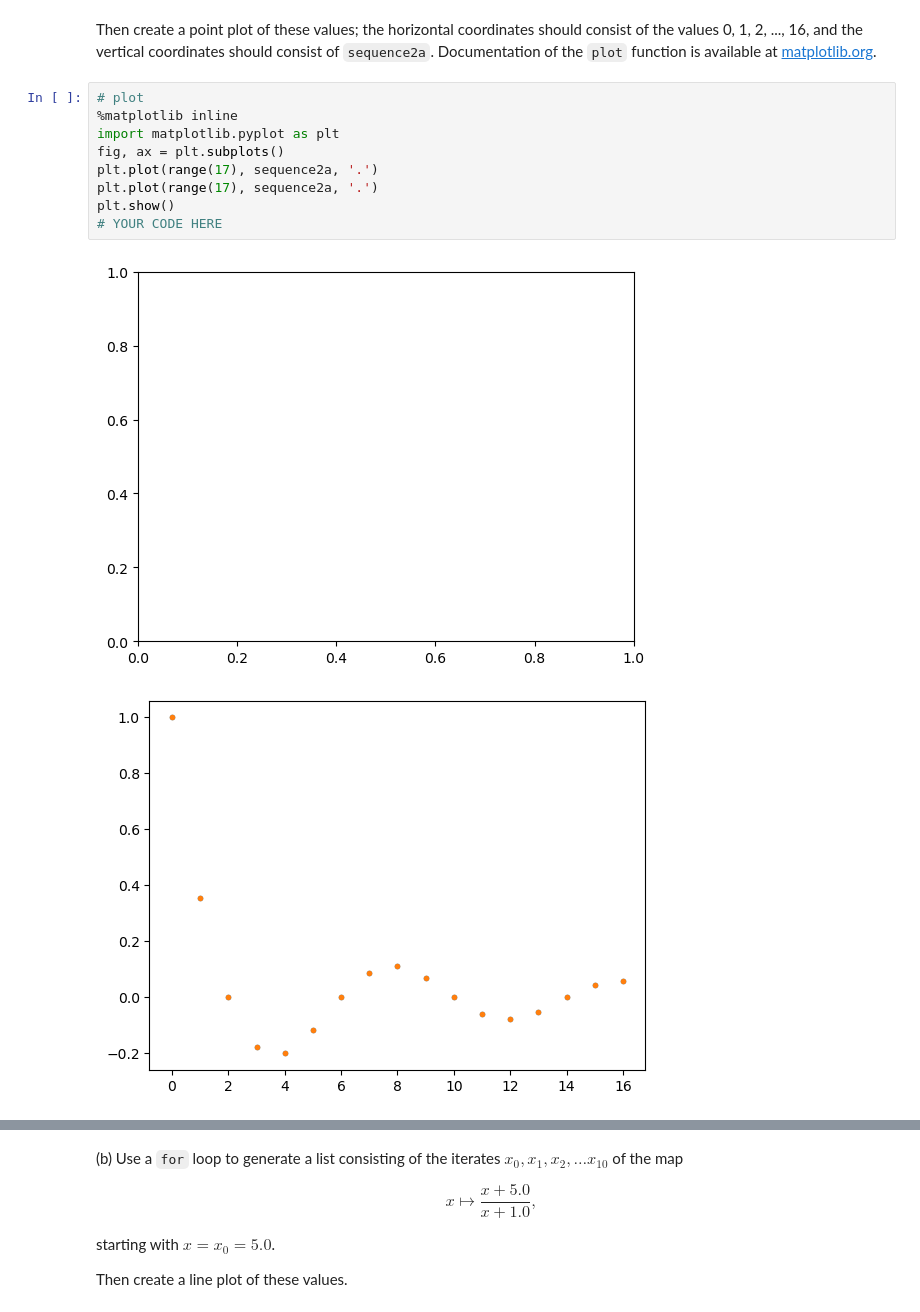
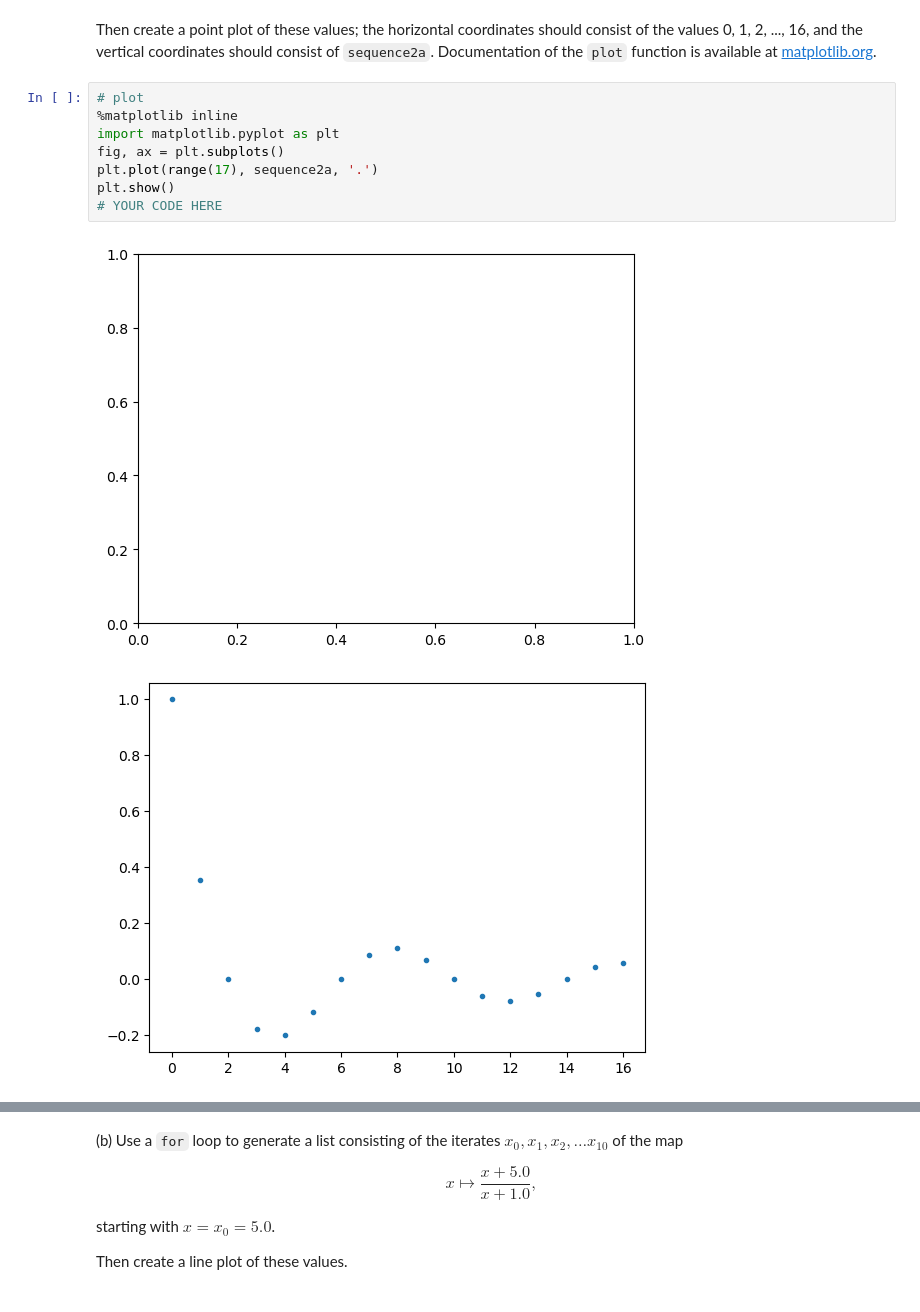
Before and after one commit to Imperial-MATH40006/term1-week7-TPAN13, a Jupyter notebook: term1week7.ipynb, the cells around one changed output, grey strips where cells are left out. Cells and saved outputs as stored; diff of their text form.

```diff
--- a/term1week7.ipynb
+++ b/term1week7.ipynb
@@ -240,15 +243,14 @@ Then create a point plot of these values; the horizontal coordinates should cons
 # %%
 # plot
 %matplotlib inline
 import matplotlib.pyplot as plt
 fig, ax = plt.subplots()
 plt.plot(range(17), sequence2a, '.')
-plt.plot(range(17), sequence2a, '.')
 plt.show()
 # YOUR CODE HERE
 # %% [output]
 [figure]
-[figure, old version]
+[figure, new version]
 # %%
 # 1 Mark
 _globals = globals()
```
Also changed, not shown: parts of 4 cells of this notebook.
